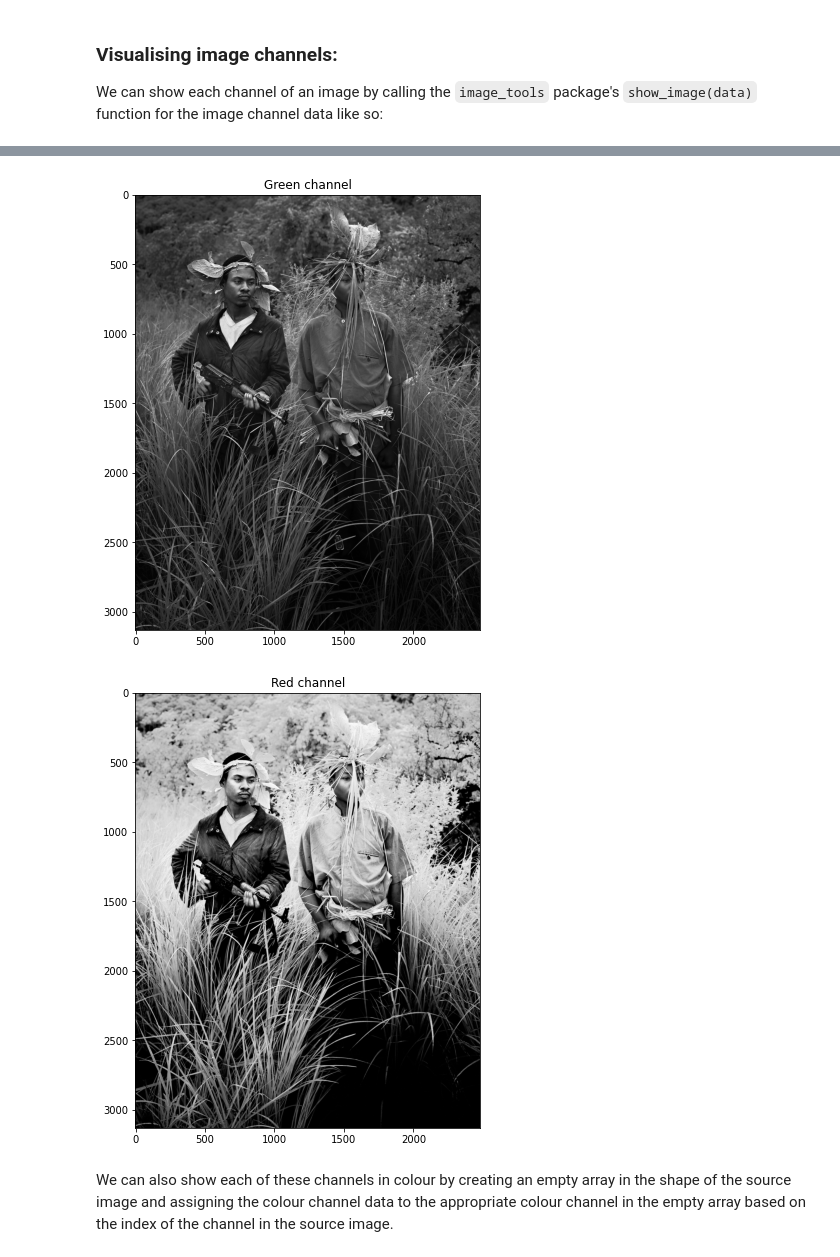
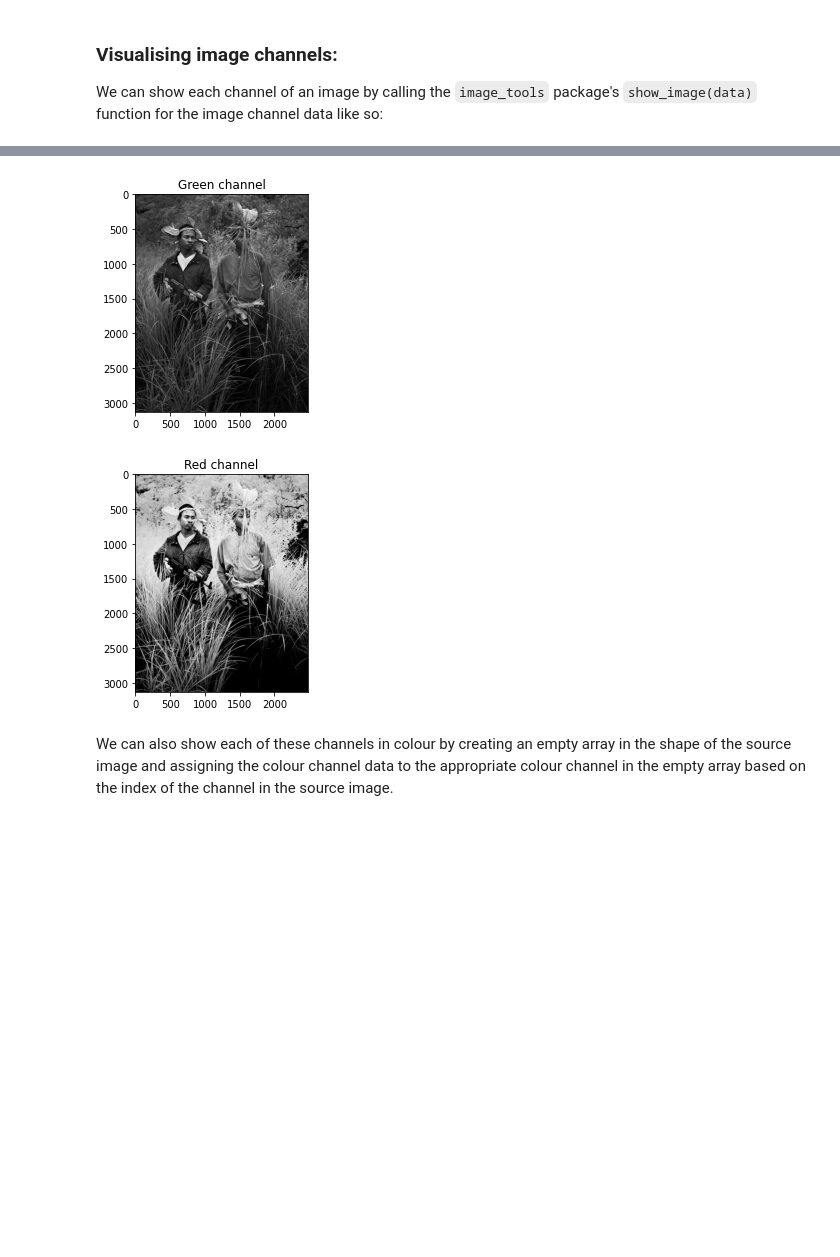
Before and after one commit to phileasdg/Image_and_Audio_Generation_and_Editing_using_Python, a Jupyter notebook: Visualising_file_data.ipynb, the cells around one changed output, grey strips where cells are left out. Saved outputs shown, nothing was run; the diff lists cells and outputs as text; code cells hidden in the pictures; blank space fills up the shorter version.

```diff
--- a/Visualising_file_data.ipynb
+++ b/Visualising_file_data.ipynb
@@ -71,7 +71,7 @@ red_channel = image[:,:,2]
 We can show each channel of an image by calling the `image_tools` package's `show_image(data)` function for the image
 channel data like so:
 # %%
-image_tools.show_image(blue_channel, title="Blue channel")
-image_tools.show_image(green_channel, title="Green channel")
-image_tools.show_image(red_channel, title="Red channel")
+image_tools.show_image(blue_channel, title="Blue channel", scale_ratio=1)
+image_tools.show_image(green_channel, title="Green channel", scale_ratio=1)
+image_tools.show_image(red_channel, title="Red channel", scale_ratio=1)
 # %% [output]
@@ -79,5 +79,5 @@ image_tools.show_image(red_channel, title="Red channel")
-[figure, old version]
+[figure, new version]
-[figure, old version]
+[figure, new version]
 # %% [markdown]
 We can also show each of these channels in colour by creating an empty array in the shape of the source image and assigning
 the colour channel data to the appropriate colour channel in the empty array based on the index of the channel in the source
```
Also changed, not shown: parts of 4 cells of this notebook, 4 other files.
